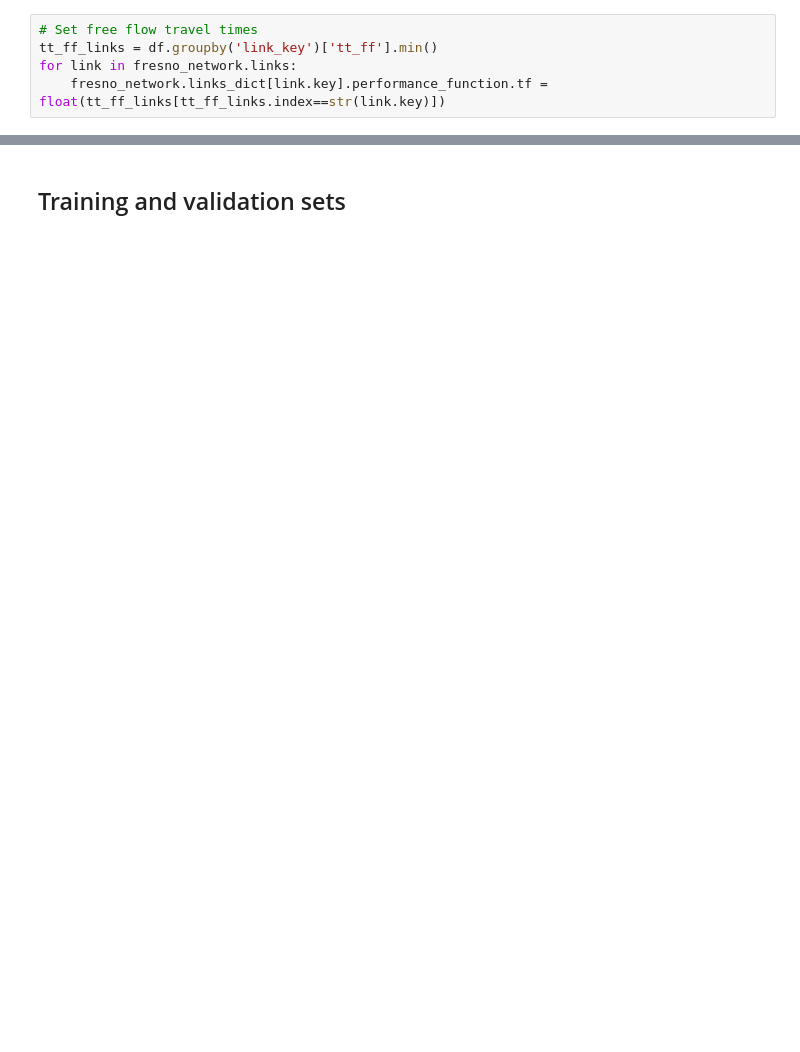
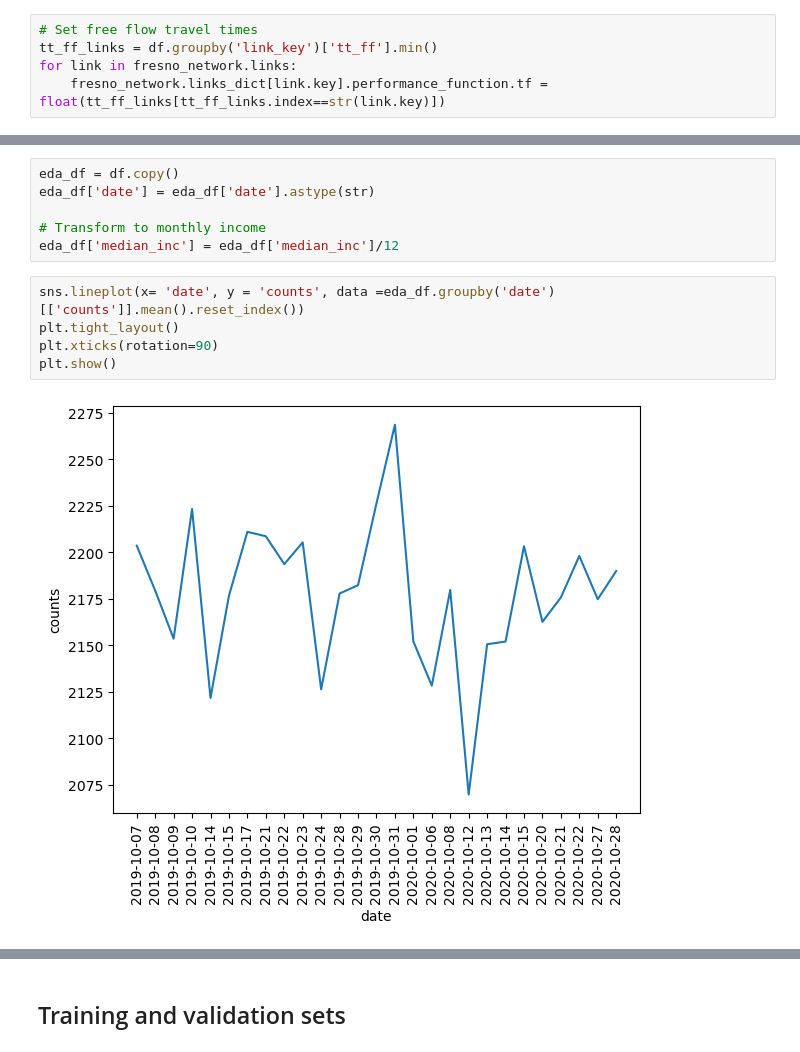
Before and after one commit to pabloguarda/pesuelogit, a Jupyter notebook: examples/notebooks/gisuelogit-fresno.ipynb, the cells around one changed output, grey strips where cells are left out. Saved outputs shown, nothing was run; the diff lists cells and outputs as text; blank space fills up the shorter version.

```diff
--- a/examples/notebooks/gisuelogit-fresno.ipynb
+++ b/examples/notebooks/gisuelogit-fresno.ipynb
@@ -147,0 +157,13 @@ for link in fresno_network.links:
+# %%
+eda_df = df.copy()
+eda_df['date'] = eda_df['date'].astype(str)
+
+# Transform to monthly income
+eda_df['median_inc'] = eda_df['median_inc']/12
+# %%
+sns.lineplot(x= 'date', y = 'counts', data =eda_df.groupby('date')[['counts']].mean().reset_index())
+plt.tight_layout()
+plt.xticks(rotation=90)
+plt.show()
+# %% [output]
+[figure, added]
```
Also changed, not shown: parts of 9 cells of this notebook.
